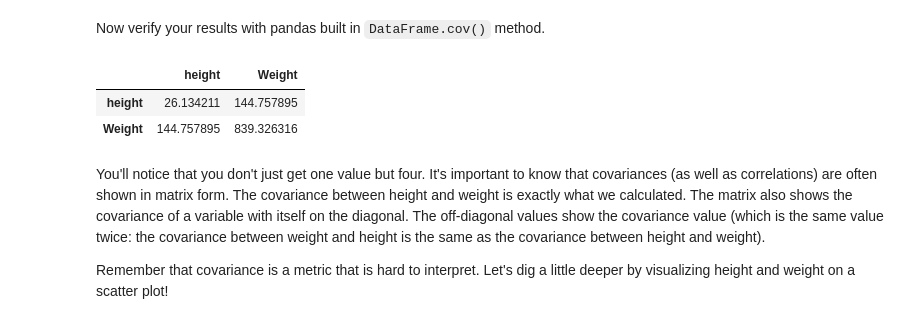
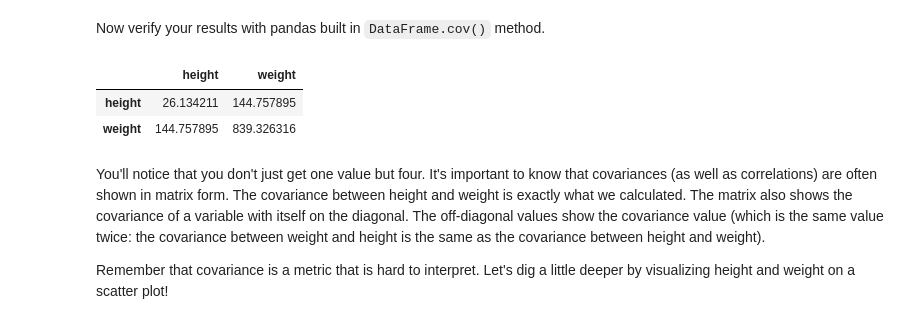
Before and after one commit to zaborowm/dsc-correlation-covariance-lab-nyc-ds-career-042219, a Jupyter notebook: index.ipynb, the cells around one changed output. Drawn from its saved outputs; the diff is of its cells as text; code cells hidden in the pictures.

```diff
--- a/index.ipynb
+++ b/index.ipynb
@@ -212,11 +212,11 @@ NameError: name 'dot_product' is not defined
 Now verify your results with pandas built in `DataFrame.cov()` method.
 # %%
 # uncomment to run
-# data.cov()
+data.cov()
 # %% [output]
-|  | height | Weight |
+|  | height | weight |
 | height | 26.134211 | 144.757895 |
-| Weight | 144.757895 | 839.326316 |
+| weight | 144.757895 | 839.326316 |
 # %% [markdown]
 You'll notice that you don't just get one value but four. It's important to know that covariances (as well as correlations) are often shown in matrix form. The covariance between height and weight is exactly what we calculated. The matrix also shows the covariance of a variable with itself on the diagonal. The off-diagonal values show the covariance value (which is the same value twice: the covariance between weight and height is the same as the covariance between height and weight).
 
```
Also changed, not shown: parts of 1 cell of this notebook.
